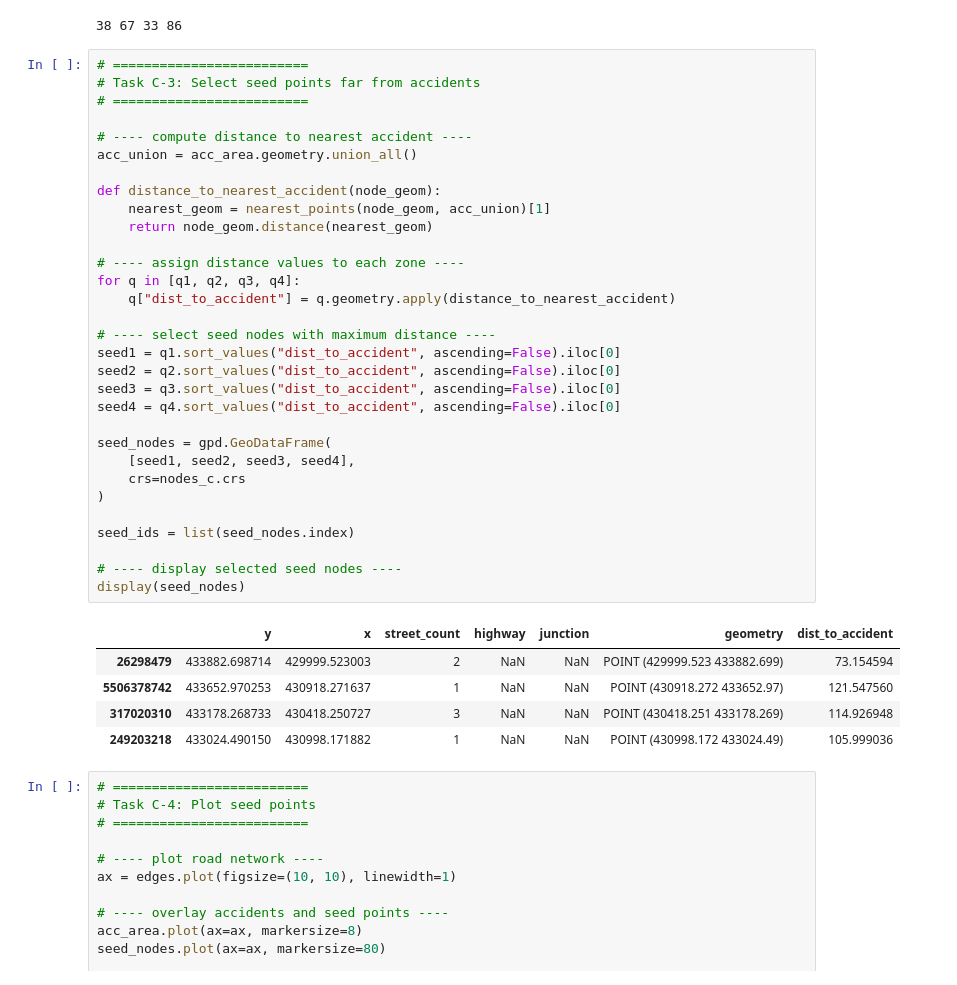
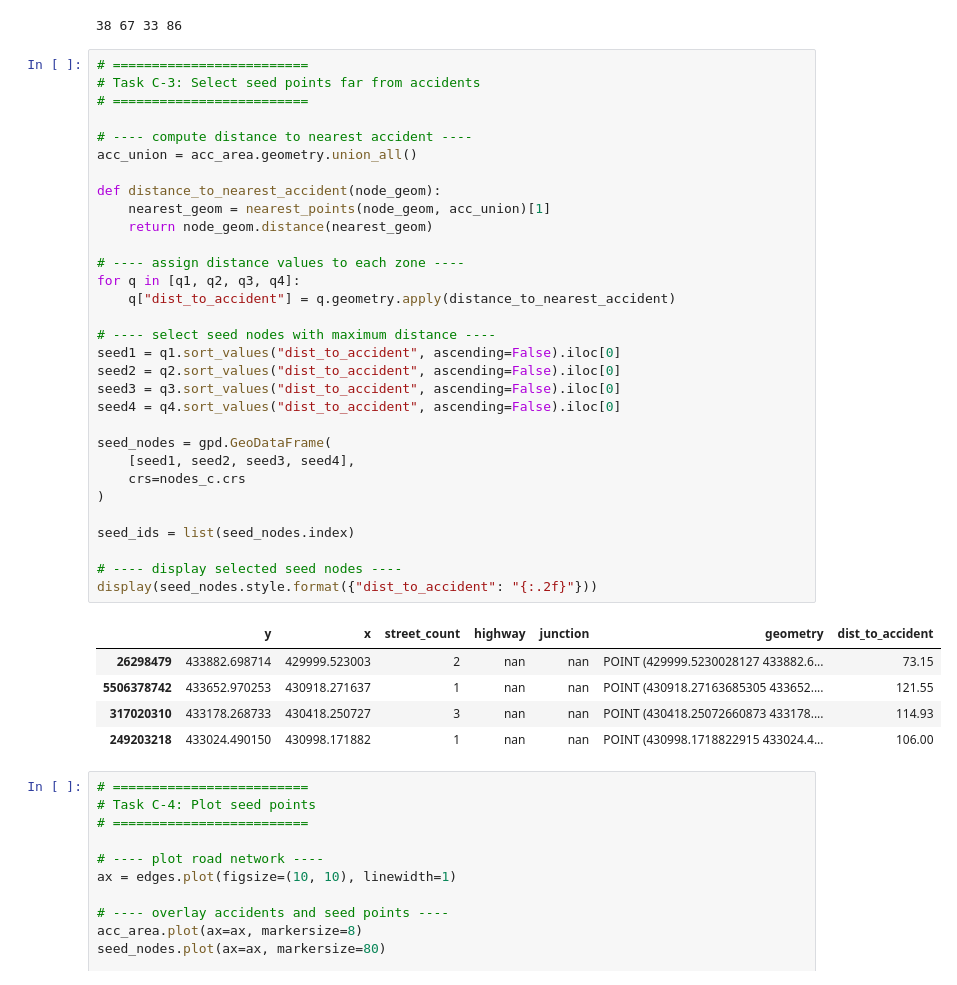
Before and after one commit to isgkyo/NetWorkDataAnalysis-CourseWork, a Jupyter notebook: Part02.ipynb, the cells around one changed output. Saved outputs shown, nothing was run; the diff lists cells and outputs as text.

```diff
--- a/Part02.ipynb
+++ b/Part02.ipynb
@@ -746,38 +749,38 @@ print(len(q1), len(q2), len(q3), len(q4))
 # Task C-3: Select seed points far from accidents
 # =========================
 
 # ---- compute distance to nearest accident ----
 acc_union = acc_area.geometry.union_all()
 
 def distance_to_nearest_accident(node_geom):
     nearest_geom = nearest_points(node_geom, acc_union)[1]
     return node_geom.distance(nearest_geom)
 
 # ---- assign distance values to each zone ----
 for q in [q1, q2, q3, q4]:
     q["dist_to_accident"] = q.geometry.apply(distance_to_nearest_accident)
 
 # ---- select seed nodes with maximum distance ----
 seed1 = q1.sort_values("dist_to_accident", ascending=False).iloc[0]
 seed2 = q2.sort_values("dist_to_accident", ascending=False).iloc[0]
 seed3 = q3.sort_values("dist_to_accident", ascending=False).iloc[0]
 seed4 = q4.sort_values("dist_to_accident", ascending=False).iloc[0]
 
 seed_nodes = gpd.GeoDataFrame(
     [seed1, seed2, seed3, seed4],
     crs=nodes_c.crs
 )
 
 seed_ids = list(seed_nodes.index)
 
 # ---- display selected seed nodes ----
-display(seed_nodes)
+display(seed_nodes.style.format({"dist_to_accident": "{:.2f}"}))
 # %% [output]
 |  | y | x | street_count | highway | junction | geometry | dist_to_accident |
-| 26298479 | 433882.698714 | 429999.523003 | 2 | NaN | NaN | POINT (429999.523 433882.699) | 73.154594 |
-| 5506378742 | 433652.970253 | 430918.271637 | 1 | NaN | NaN | POINT (430918.272 433652.97) | 121.547560 |
-| 317020310 | 433178.268733 | 430418.250727 | 3 | NaN | NaN | POINT (430418.251 433178.269) | 114.926948 |
-| 249203218 | 433024.490150 | 430998.171882 | 1 | NaN | NaN | POINT (430998.172 433024.49) | 105.999036 |
+| 26298479 | 433882.698714 | 429999.523003 | 2 | nan | nan | POINT (429999.5230028127 433882.6... | 73.15 |
+| 5506378742 | 433652.970253 | 430918.271637 | 1 | nan | nan | POINT (430918.27163685305 433652.... | 121.55 |
+| 317020310 | 433178.268733 | 430418.250727 | 3 | nan | nan | POINT (430418.25072660873 433178.... | 114.93 |
+| 249203218 | 433024.490150 | 430998.171882 | 1 | nan | nan | POINT (430998.1718822915 433024.4... | 106.00 |
 # %%
 # =========================
 # Task C-4: Plot seed points
```
Also changed, not shown: parts of 9 cells of this notebook, 1 other file.
